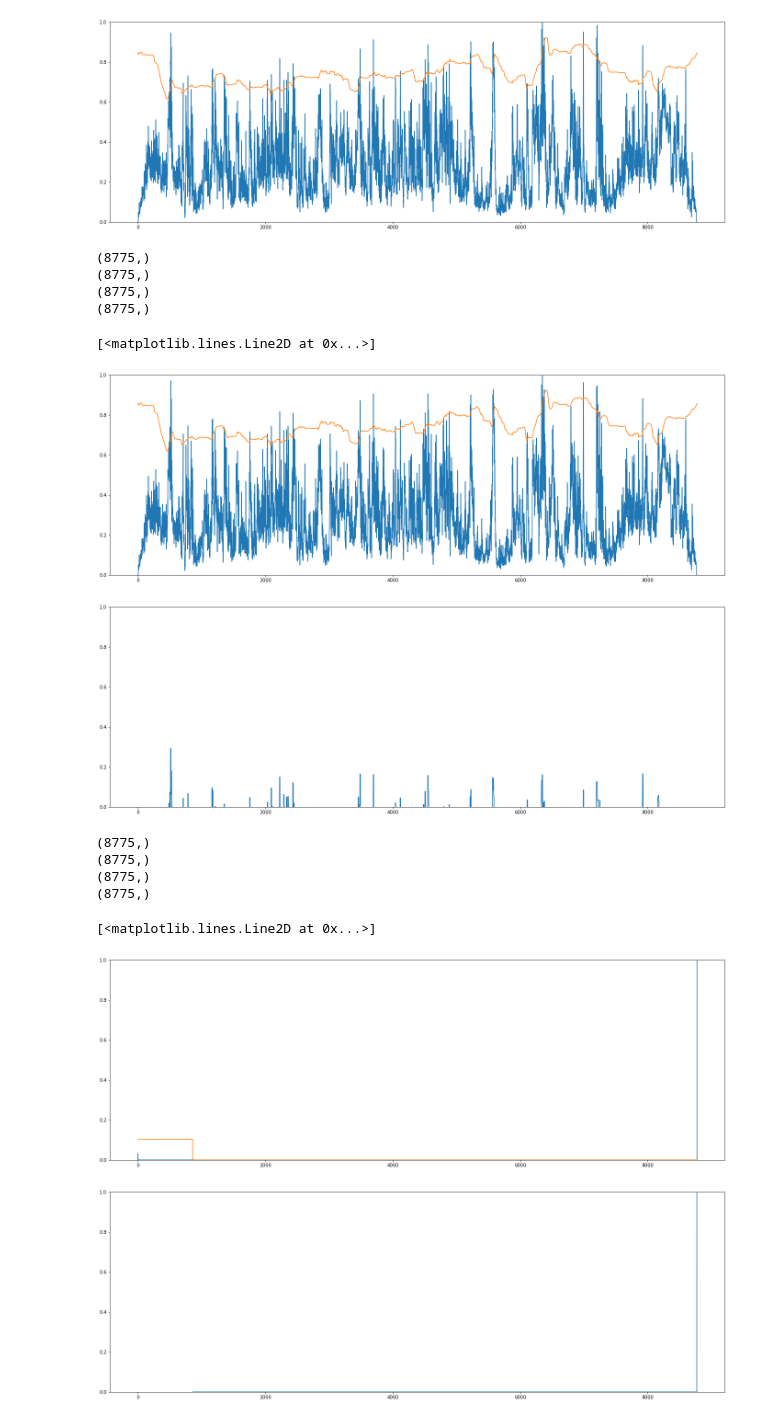
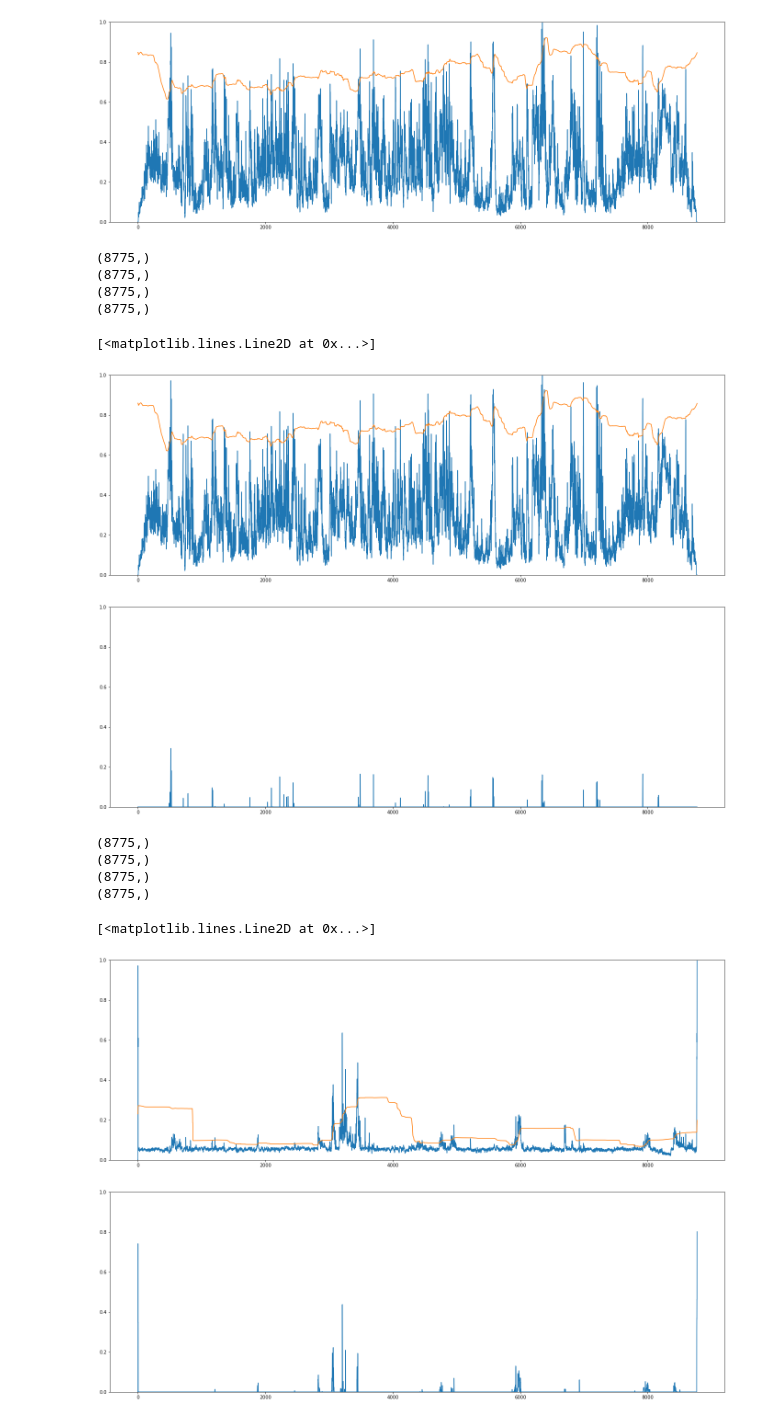
Before and after one commit to DevTae/PsychoAcousticsAnalysis, a Jupyter notebook: PsychoAcousticAnalysis3.ipynb, the cells around one changed output. Drawn from its saved outputs; the diff is of its cells as text; code cells hidden in the pictures.

```diff
--- a/PsychoAcousticAnalysis3.ipynb
+++ b/PsychoAcousticAnalysis3.ipynb
@@ -155,11 +155,12 @@ loudness_result = loudness - thresholds
 print(loudness_result.shape)
 
 # max window function 적용
-window_time_length = 0.1 # 0.1초만큼 window 자르기
+window_time_length = 0.025 # 0.025초만큼 window 자르기
 window_size = get_index_from_time(window_time_length)
 window_size_divided = window_size // 2
 loudness_result = np.array([ np.max(loudness_result[(i-window_size_divided if i-window_size_divided >= 0 else 0):(i+window_size_divided if i+window_size_divided < len(loudness_result) else len(loudness_result))]) for i in range(0, len(loudness_result)) ])
 loudness_result[np.isnan(loudness_result)] = 0
+loudness_result[loudness_result < 0] = 0
 print(loudness_result.shape)
 
 # 그래프 출력
@@ -177,7 +178,7 @@ plt.plot(loudness_result)
 (8775,)
 [<matplotlib.lines.Line2D at 0x...>]
 [figure]
-[figure, old version]
+[figure, new version]
 # %%
 # Sharpness
 n_fft = 2048 # hop_length = n_fft // 4
@@ -197,7 +198,7 @@ a_weighting = librosa.A_weighting(freq_bins) # 각각의 frequency 들에 대하
 tmp = np.array([])
 
 for idx, item in enumerate(freq_indices):
-    tmp = np.append(tmp, a_weighting[item] * item)
+    tmp = np.append(tmp, a_weighting[item] * item) # 높은 진동수 때문에 포커싱 되는 듯 보임
 
 sharpness = 0.11 * feature * weight_factor * 20 * tmp[:, np.newaxis]
 sharpness = np.abs(sharpness) ** 2 # power of loudness
@@ -216,35 +217,36 @@ print(sharpness.shape)
 
 # thresholds 계산
 thresholds = get_adaptive_threshold(sharpness)
 print(thresholds.shape)
 
 # threshold 를 상회하는 값 sharpness_result 계산
 sharpness_result = sharpness - thresholds
 print(sharpness_result.shape)
 
 # max window function 적용
-window_time_length = 0.1 # 0.1초만큼 window 자르기
+window_time_length = 0.025 # 0.025초만큼 window 자르기
 window_size = get_index_from_time(window_time_length)
 window_size_divided = window_size // 2
 sharpness_result = np.array([ np.max(sharpness_result[(i-window_size_divided if i-window_size_divided >= 0 else 0):(i+window_size_divided if i+window_size_divided < len(sharpness_result) else len(sharpness_result))]) for i in range(0, len(sharpness_result)) ])
 sharpness_result[np.isnan(sharpness_result)] = 0
+sharpness_result[sharpness_result < 0] = 0
 print(sharpness_result.shape)
 
 # 그래프 출력
 plt.figure(figsize=(24, 8))
 plt.ylim(0, 1)
 plt.plot(sharpness)
 plt.plot(thresholds)
 plt.figure(figsize=(24, 8))
 plt.ylim(0, 1)
 plt.plot(sharpness_result)
 # %% [output]
 (8775,)
 (8775,)
 (8775,)
 (8775,)
 [<matplotlib.lines.Line2D at 0x...>]
-[figure, old version]
+[figure, new version]
-[figure, old version]
+[figure, new version]
 # %%
 # Booming
```
Also changed, not shown: parts of 2 cells of this notebook.
